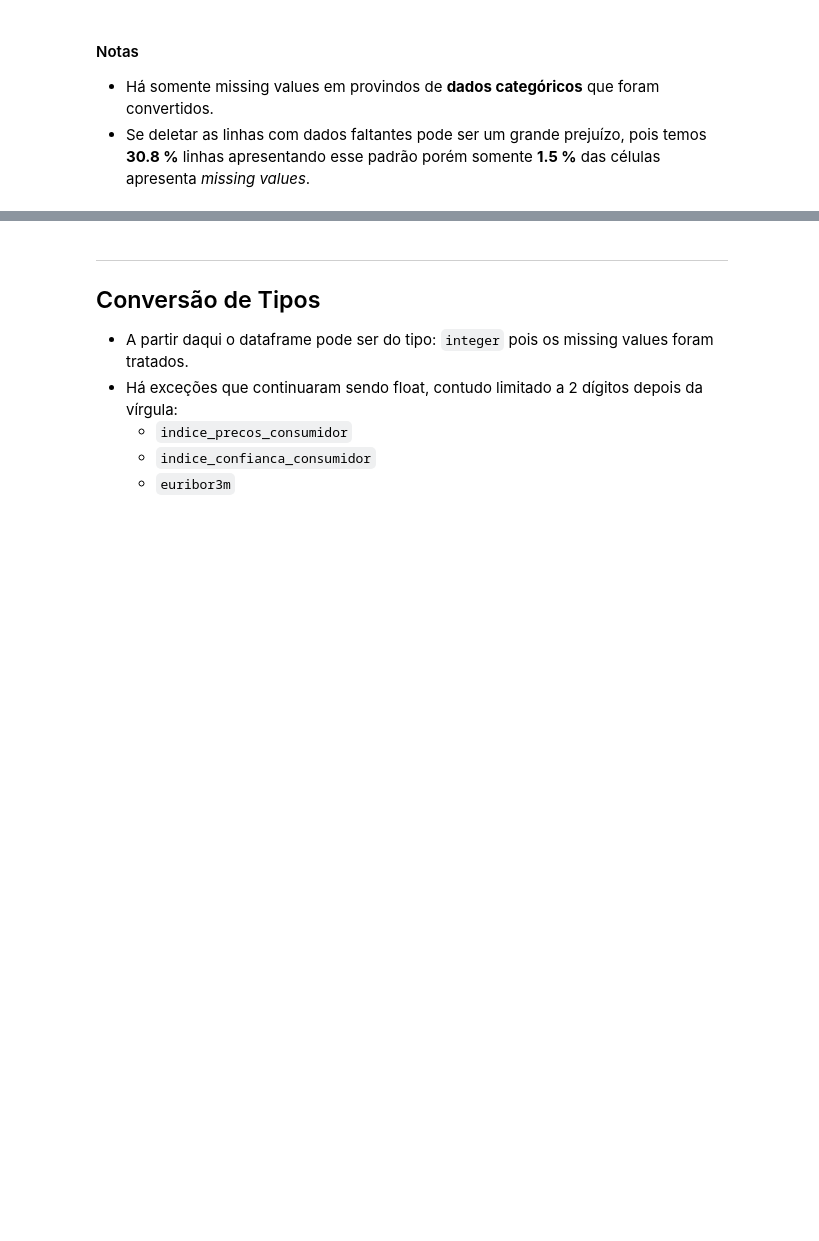
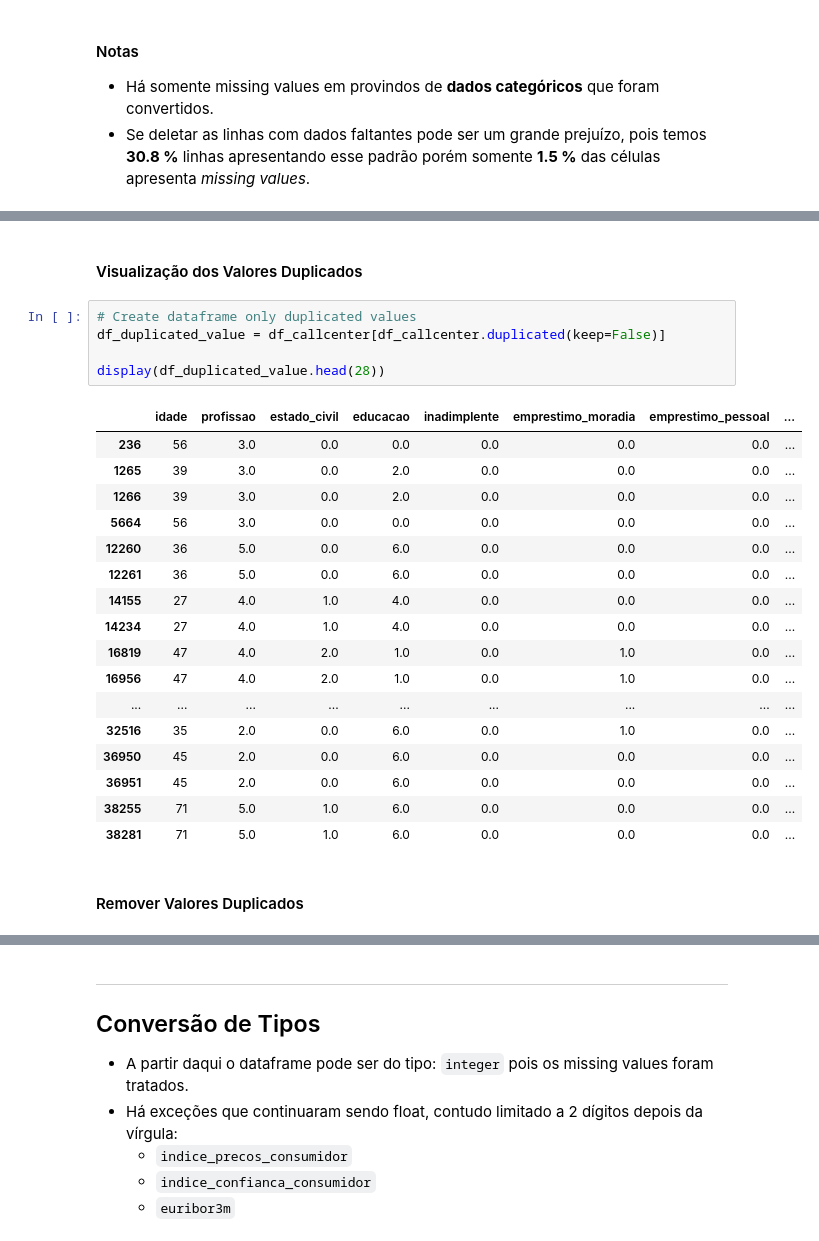
Before and after one commit to brunocampos01/predict-which-customers-a-call-center-should-contact, a Jupyter notebook: notebooks/1-analise-exploratoria.ipynb, the cells around one changed output, grey strips where cells are left out. Drawn from its saved outputs; the diff is of its cells as text; blank space fills up the shorter version.

```diff
--- a/notebooks/1-analise-exploratoria.ipynb
+++ b/notebooks/1-analise-exploratoria.ipynb
@@ -775,0 +742,27 @@ df_callcenter.head(10)
+# %% [markdown]
+#### Visualização dos Valores Duplicados
+# %%
+# Create dataframe only duplicated values
+df_duplicated_value = df_callcenter[df_callcenter.duplicated(keep=False)]
+
+display(df_duplicated_value.head(28))
+# %% [output]
+|  | idade | profissao | estado_civil | educacao | inadimplente | emprestimo_moradia | emprestimo_pessoal | ... |
+| 236 | 56 | 3.0 | 0.0 | 0.0 | 0.0 | 0.0 | 0.0 | ... |
+| 1265 | 39 | 3.0 | 0.0 | 2.0 | 0.0 | 0.0 | 0.0 | ... |
+| 1266 | 39 | 3.0 | 0.0 | 2.0 | 0.0 | 0.0 | 0.0 | ... |
+| 5664 | 56 | 3.0 | 0.0 | 0.0 | 0.0 | 0.0 | 0.0 | ... |
+| 12260 | 36 | 5.0 | 0.0 | 6.0 | 0.0 | 0.0 | 0.0 | ... |
+| 12261 | 36 | 5.0 | 0.0 | 6.0 | 0.0 | 0.0 | 0.0 | ... |
+| 14155 | 27 | 4.0 | 1.0 | 4.0 | 0.0 | 0.0 | 0.0 | ... |
+| 14234 | 27 | 4.0 | 1.0 | 4.0 | 0.0 | 0.0 | 0.0 | ... |
+| 16819 | 47 | 4.0 | 2.0 | 1.0 | 0.0 | 1.0 | 0.0 | ... |
+| 16956 | 47 | 4.0 | 2.0 | 1.0 | 0.0 | 1.0 | 0.0 | ... |
+| ... | ... | ... | ... | ... | ... | ... | ... | ... |
+| 32516 | 35 | 2.0 | 0.0 | 6.0 | 0.0 | 1.0 | 0.0 | ... |
+| 36950 | 45 | 2.0 | 0.0 | 6.0 | 0.0 | 0.0 | 0.0 | ... |
+| 36951 | 45 | 2.0 | 0.0 | 6.0 | 0.0 | 0.0 | 0.0 | ... |
+| 38255 | 71 | 5.0 | 1.0 | 6.0 | 0.0 | 0.0 | 0.0 | ... |
+| 38281 | 71 | 5.0 | 1.0 | 6.0 | 0.0 | 0.0 | 0.0 | ... |
+# %% [markdown]
+#### Remover Valores Duplicados
```
Also changed, not shown: parts of 38 cells of this notebook, 11 other files.
